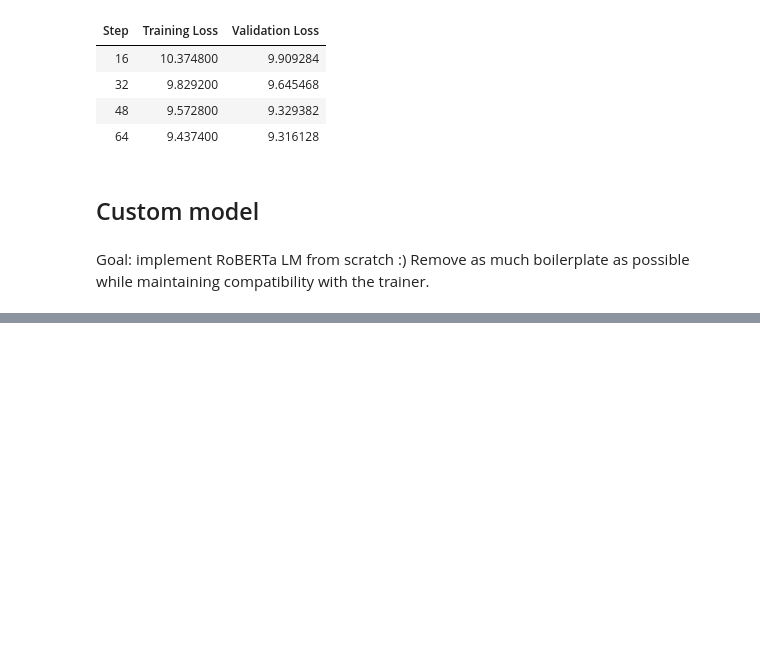
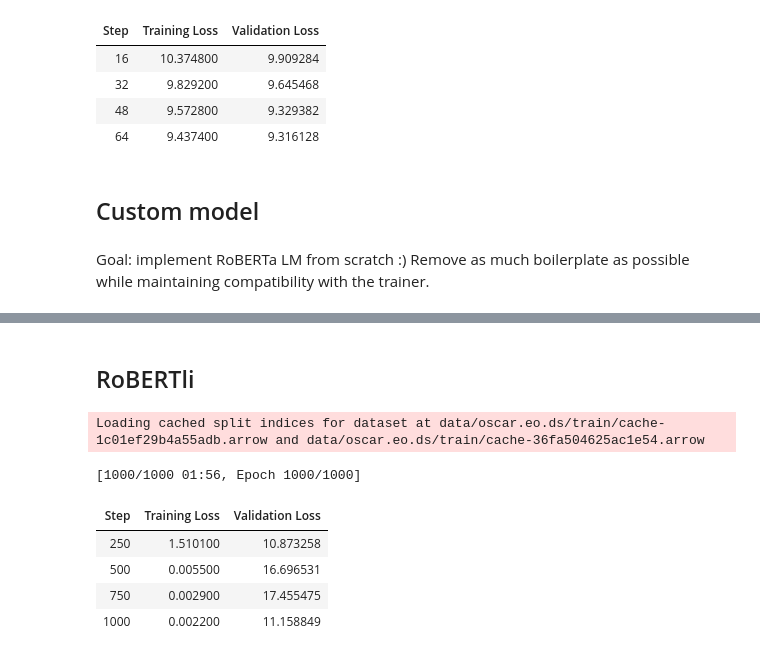
Before and after one commit to lewtun/transformerlab, a Jupyter notebook: experiments.esperberto.ipynb, the cells around one changed output, grey strips where cells are left out. Drawn from its saved outputs; the diff is of its cells as text; code cells hidden in the pictures; blank space fills up the shorter version.

Commit message:
Add robertli

```diff
--- a/experiments.esperberto.ipynb
+++ b/experiments.esperberto.ipynb
@@ -705,0 +682,2 @@ result
+# %% [markdown]
+## RoBERTli
@@ -705,0 +785,43 @@ result
+# %%
+def robertli_init():
+    return Robertli(config=config)
+# %%
+# baseline reference values
+# Step	Training Loss	Validation Loss
+# 16	10.374800	9.909284
+# 32	9.829200	9.645468
+# 48	9.572800	9.329382
+# 64	9.437400	9.316128
+
+sample_ds = ds_enc["train"].train_test_split(train_size=1, test_size=1, seed=42)
+bs = 1
+logging_steps = 250#sample_ds["train"].num_rows // bs // 4
+
+training_args = TrainingArguments(
+    output_dir="models/esperberto",
+    overwrite_output_dir=True,
+    num_train_epochs=1000,
+    per_device_train_batch_size=bs,
+    prediction_loss_only=True,
+    evaluation_strategy="steps",
+    disable_tqdm=False,
+    logging_steps=logging_steps
+)
+
+trainer = Trainer(
+    model_init=robertli_init,
+    args=training_args,
+    data_collator=data_collator,
+    train_dataset=sample_ds["train"],
+    eval_dataset=sample_ds["test"]
+)
+
+trainer.train();
+# %% [output]
+Loading cached split indices for dataset at data/oscar.eo.ds/train/cache-1c01ef29b4a55adb.arrow and data/oscar.eo.ds/train/cache-36fa504625ac1e54.arrow
+[1000/1000 01:56, Epoch 1000/1000]
+| Step | Training Loss | Validation Loss |
+| 250 | 1.510100 | 10.873258 |
+| 500 | 0.005500 | 16.696531 |
+| 750 | 0.002900 | 17.455475 |
+| 1000 | 0.002200 | 11.158849 |
```
Also changed, not shown: parts of 6 cells of this notebook.
